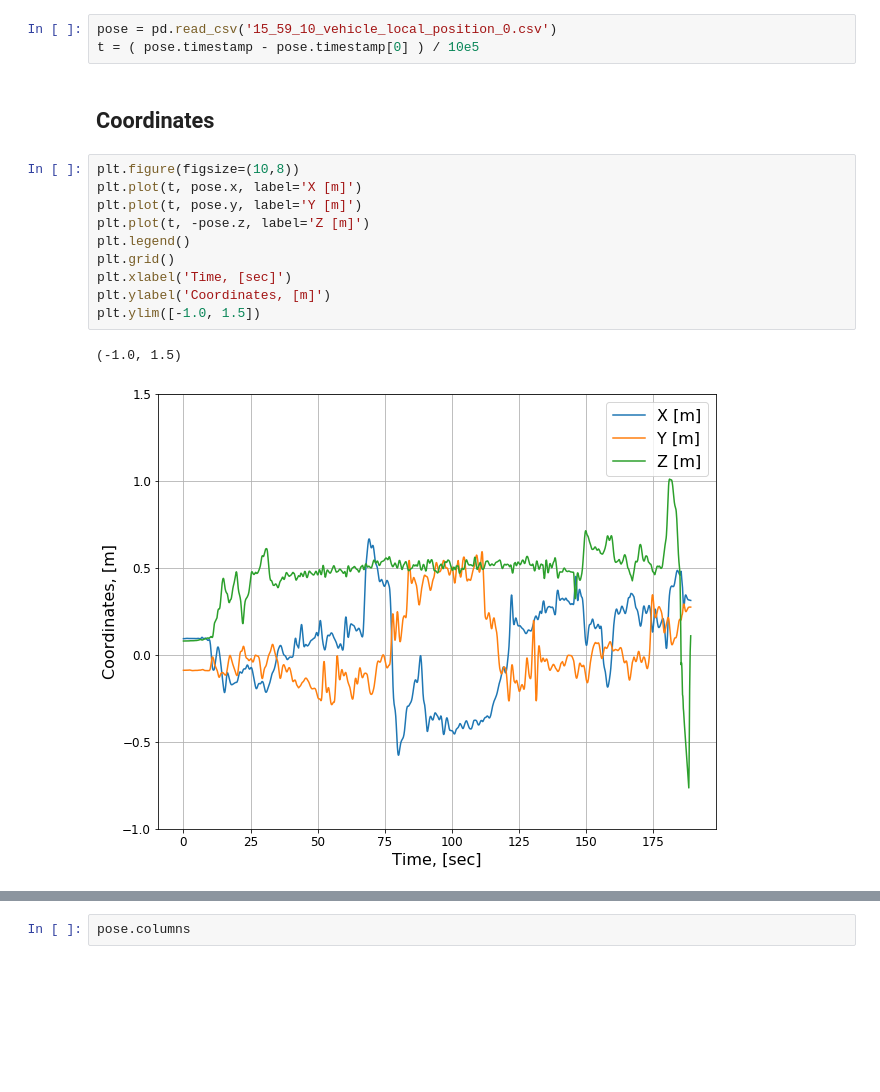
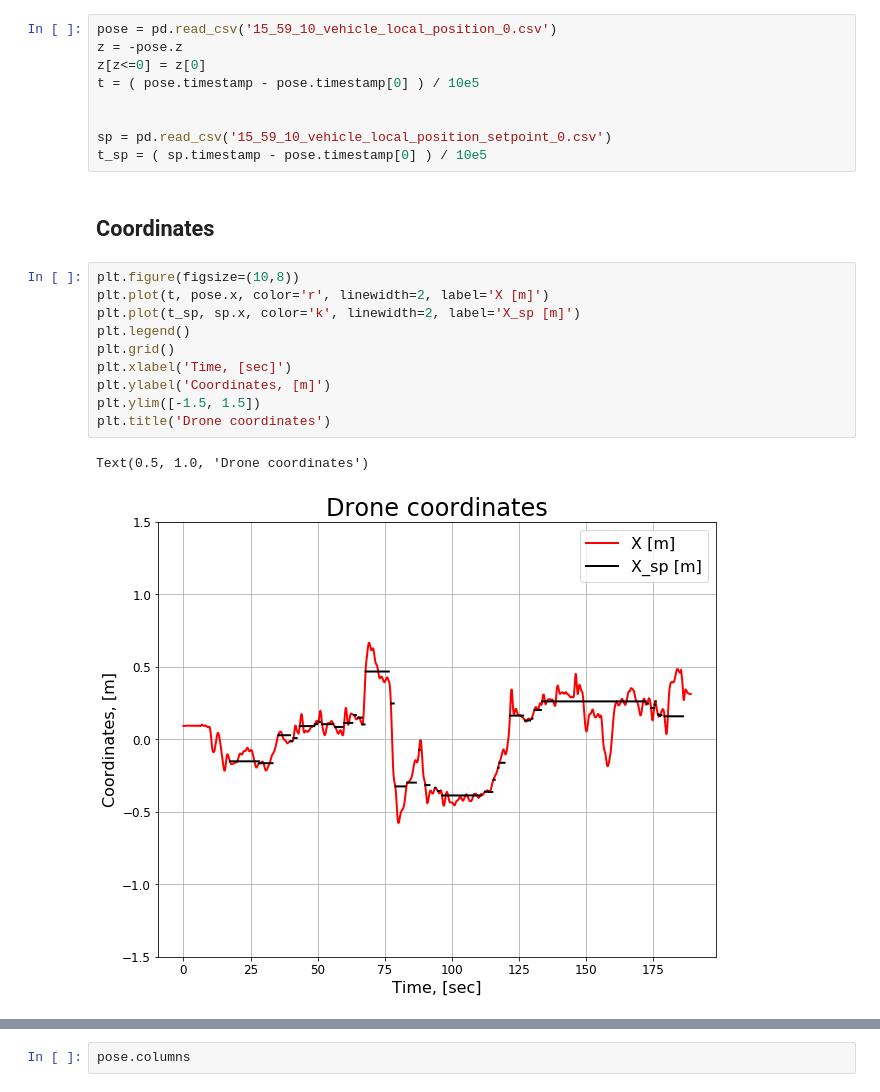
Before and after one commit to RuslanAgishev/DroneArm, a Jupyter notebook: log/successful_grab/csv/postprocessing.ipynb, the cells around one changed output, grey strips where cells are left out. Cells and saved outputs as stored; diff of their text form; blank space fills up the shorter version.

```diff
--- a/log/successful_grab/csv/postprocessing.ipynb
+++ b/log/successful_grab/csv/postprocessing.ipynb
@@ -41,19 +41,25 @@ init_fonts()
 postprocessing.ipynb
 # %%
 pose = pd.read_csv('15_59_10_vehicle_local_position_0.csv')
+z = -pose.z
+z[z<=0] = z[0]
 t = ( pose.timestamp - pose.timestamp[0] ) / 10e5
+
+
+sp = pd.read_csv('15_59_10_vehicle_local_position_setpoint_0.csv')
+t_sp = ( sp.timestamp - pose.timestamp[0] ) / 10e5
 # %% [markdown]
 ## Coordinates
 # %%
 plt.figure(figsize=(10,8))
-plt.plot(t, pose.x, label='X [m]')
-plt.plot(t, pose.y, label='Y [m]')
-plt.plot(t, -pose.z, label='Z [m]')
+plt.plot(t, pose.x, color='r', linewidth=2, label='X [m]')
+plt.plot(t_sp, sp.x, color='k', linewidth=2, label='X_sp [m]')
 plt.legend()
 plt.grid()
 plt.xlabel('Time, [sec]')
 plt.ylabel('Coordinates, [m]')
-plt.ylim([-1.0, 1.5])
+plt.ylim([-1.5, 1.5])
+plt.title('Drone coordinates')
 # %% [output]
-(-1.0, 1.5)
+Text(0.5, 1.0, 'Drone coordinates')
-[figure, old version]
+[figure, new version]
```
Also changed, not shown: parts of 14 cells of this notebook.
